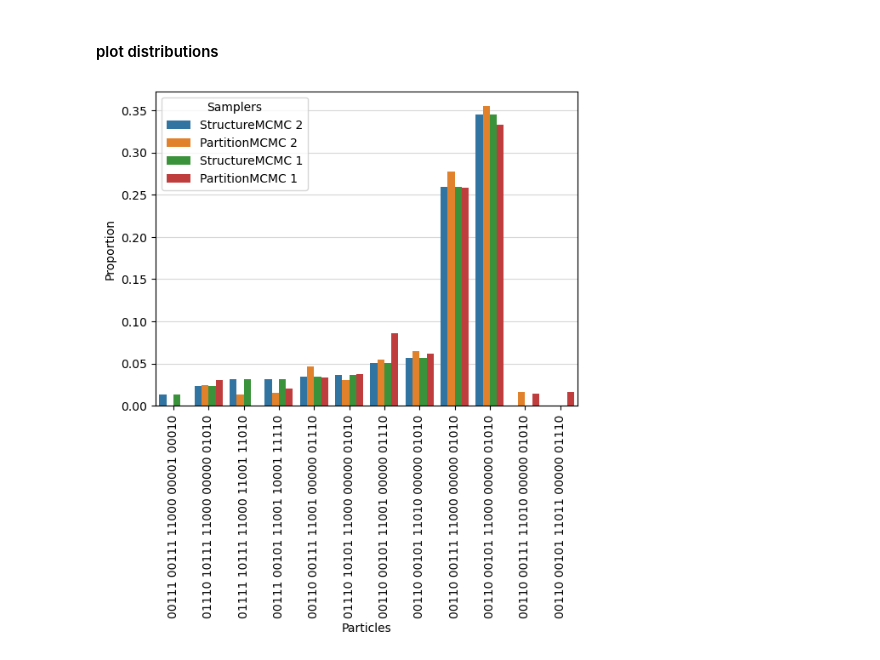
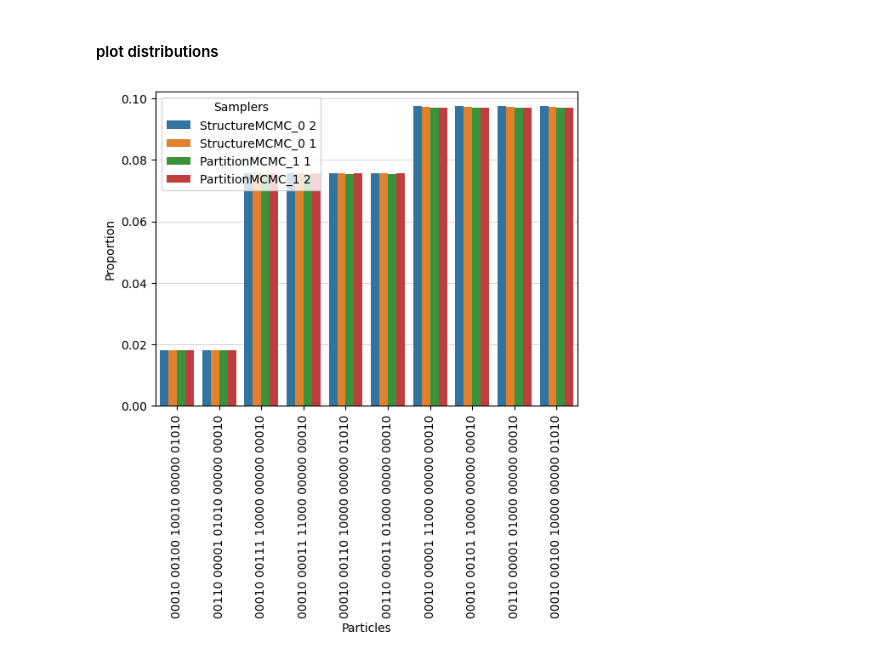
Before and after one commit to human-technology-institute/structure_learning, a Jupyter notebook: examples/experiment.ipynb, the cells around one changed output. Drawn from its saved outputs; the diff is of its cells as text; code cells hidden in the pictures.

Commit message:
experiment snapshots for iterations

```diff
--- a/examples/experiment.ipynb
+++ b/examples/experiment.ipynb
@@ -42,8 +51,8 @@ samplers = [
             "max_iter": 100000,
             "score_object": "bge",
             "pc_init": False,
-            "result_type": "distribution",
-            "graph_type": "cpdag",
+            "result_type": "opad+",
+            "graph_type": "dag",
         }
     },
     {
@@ -52,8 +61,8 @@ samplers = [
         "config": {
             "max_iter": 100000,
             "score_object": "bge",
-            "result_type": "distribution",
-            "graph_type": "cpdag",
+            "result_type": "opad+",
+            "graph_type": "dag",
             "searchspace": "FULL"
         }
     }
@@ -61,5 +70,5 @@ samplers = [
 # %% [markdown]
 #### run the experiment
 # %%
-exp = Experiment(experiment_name='test', data=synthetic_data.data, samplers=samplers, n_threads=8, seed=42)
+exp = Experiment(experiment_name='test', data=synthetic_data.data, samplers=samplers, ground_truth='true_distribution.npy', metrics=['mae', 'mse', 'rhat', 'kld', 'jsd'], n_threads=8, seed=42)
 res = exp.run()
@@ -74,7 +103,7 @@ rhat.compute([r[0] for r in res if isinstance(r[0], Distribution)])
 #### plot distributions
 # %%
 
-sampler_types = [f'{sampler['sampler_type']} {i+1}' for sampler in samplers for i in range(sampler['n_chains'])]
+sampler_types = [f'{sampler['sampler_type']}_{idx} {i+1}' for idx, sampler in enumerate(samplers) for i in range(sampler['n_chains'])]
 _ = Distribution.plot_multiple([r[0] for r in res if isinstance(r[0], Distribution)], prop='p', labels=sampler_types, limit=10)
 # %% [output]
-[figure, old version]
+[figure, new version]
```
Also changed, not shown: parts of 9 cells of this notebook, 8 other files.
